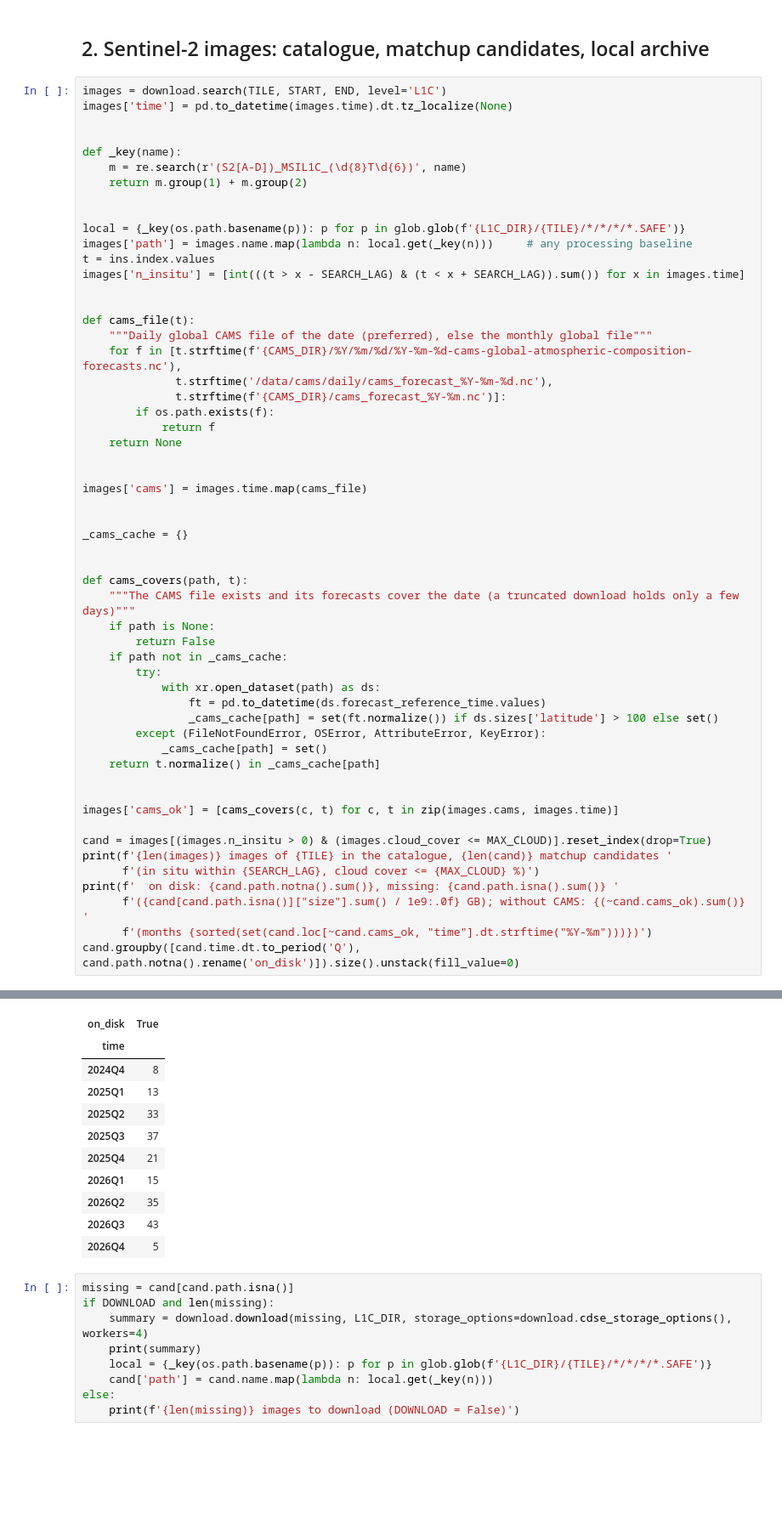
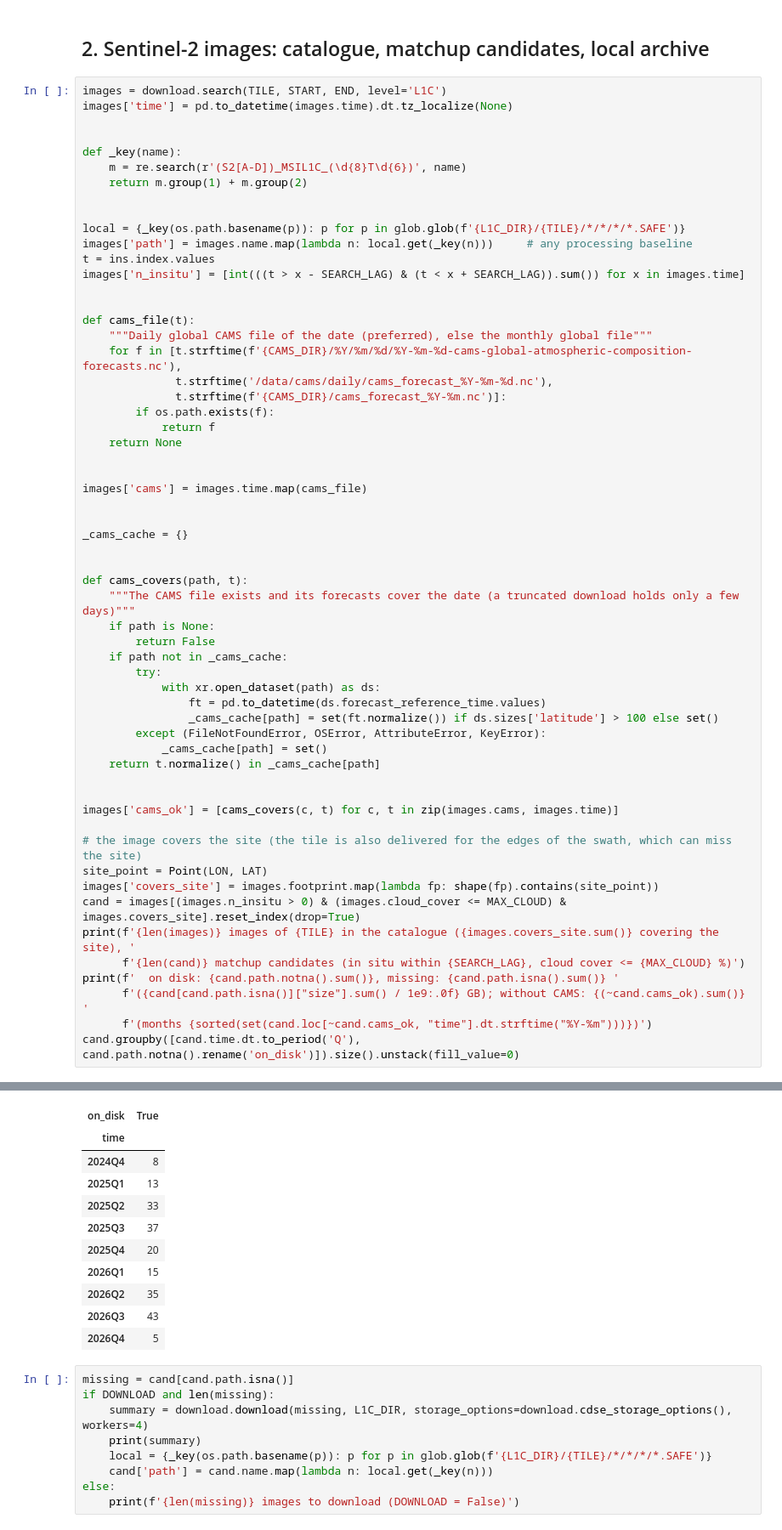
Before and after one commit to CNES/GRSprocessor, a Jupyter notebook: notebook/validation/aaot_s2_matchups.ipynb, the cells around one changed output, grey strips where cells are left out. Shown at 85% size. Cells and saved outputs as stored; diff of their text form; blank space fills up the shorter version.

```diff
--- a/notebook/validation/aaot_s2_matchups.ipynb
+++ b/notebook/validation/aaot_s2_matchups.ipynb
@@ -186,9 +188,12 @@ def cams_covers(path, t):
 
 images['cams_ok'] = [cams_covers(c, t) for c, t in zip(images.cams, images.time)]
 
-cand = images[(images.n_insitu > 0) & (images.cloud_cover <= MAX_CLOUD)].reset_index(drop=True)
-print(f'{len(images)} images of {TILE} in the catalogue, {len(cand)} matchup candidates '
-      f'(in situ within {SEARCH_LAG}, cloud cover <= {MAX_CLOUD} %)')
+# the image covers the site (the tile is also delivered for the edges of the swath, which can miss the site)
+site_point = Point(LON, LAT)
+images['covers_site'] = images.footprint.map(lambda fp: shape(fp).contains(site_point))
+cand = images[(images.n_insitu > 0) & (images.cloud_cover <= MAX_CLOUD) & images.covers_site].reset_index(drop=True)
+print(f'{len(images)} images of {TILE} in the catalogue ({images.covers_site.sum()} covering the site), '
+      f'{len(cand)} matchup candidates (in situ within {SEARCH_LAG}, cloud cover <= {MAX_CLOUD} %)')
 print(f'  on disk: {cand.path.notna().sum()}, missing: {cand.path.isna().sum()} '
       f'({cand[cand.path.isna()]["size"].sum() / 1e9:.0f} GB); without CAMS: {(~cand.cams_ok).sum()} '
       f'(months {sorted(set(cand.loc[~cand.cams_ok, "time"].dt.strftime("%Y-%m")))})')
@@ -199,10 +204,10 @@ cand.groupby([cand.time.dt.to_period('Q'), cand.path.notna().rename('on_disk')])
 | on_disk | True |
 | time |  |
 | 2024Q4 | 8 |
 | 2025Q1 | 13 |
 | 2025Q2 | 33 |
 | 2025Q3 | 37 |
-| 2025Q4 | 21 |
+| 2025Q4 | 20 |
 | 2026Q1 | 15 |
 | 2026Q2 | 35 |
 | 2026Q3 | 43 |
```
Also changed, not shown: parts of 11 cells of this notebook, 2 other files.
